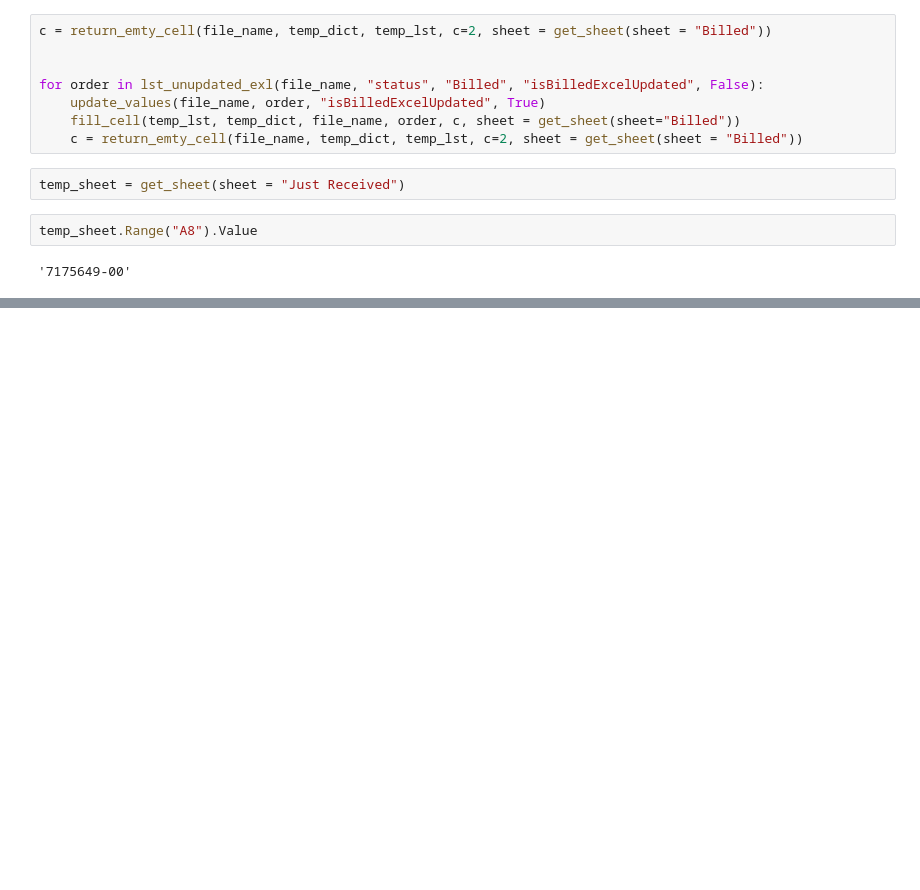
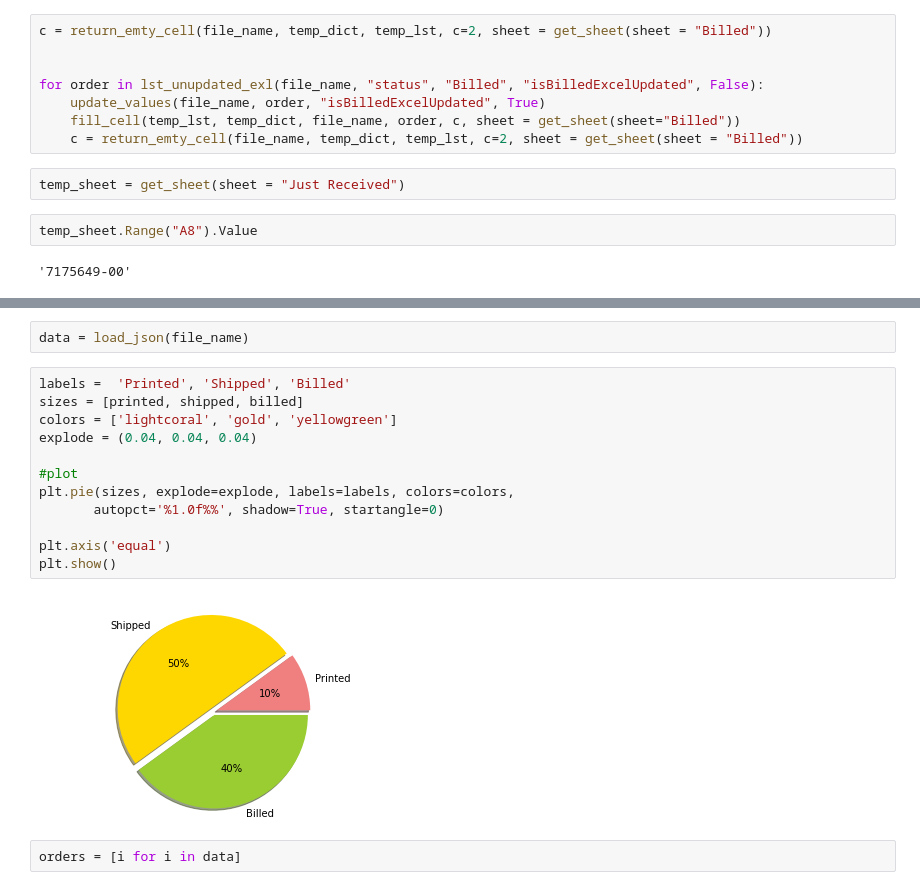
Before and after one commit to SauravL3010/pickticketprocess, a Jupyter notebook: STABLE CODE/Jupyter/code modules.ipynb, the cells around one changed output, grey strips where cells are left out. Drawn from its saved outputs; the diff is of its cells as text; blank space fills up the shorter version.

```diff
--- a/STABLE CODE/Jupyter/code modules.ipynb
+++ b/STABLE CODE/Jupyter/code modules.ipynb
@@ -943,0 +993,18 @@ temp_sheet.Range("A8").Value
+# %%
+data = load_json(file_name)
+# %%
+labels =  'Printed', 'Shipped', 'Billed'
+sizes = [printed, shipped, billed]
+colors = ['lightcoral', 'gold', 'yellowgreen']
+explode = (0.04, 0.04, 0.04)
+
+#plot
+plt.pie(sizes, explode=explode, labels=labels, colors=colors,
+       autopct='%1.0f%%', shadow=True, startangle=0)
+
+plt.axis('equal')
+plt.show()
+# %% [output]
+[figure, added]
+# %%
+orders = [i for i in data]
```
Also changed, not shown: parts of 12 cells of this notebook, 24 other files.
